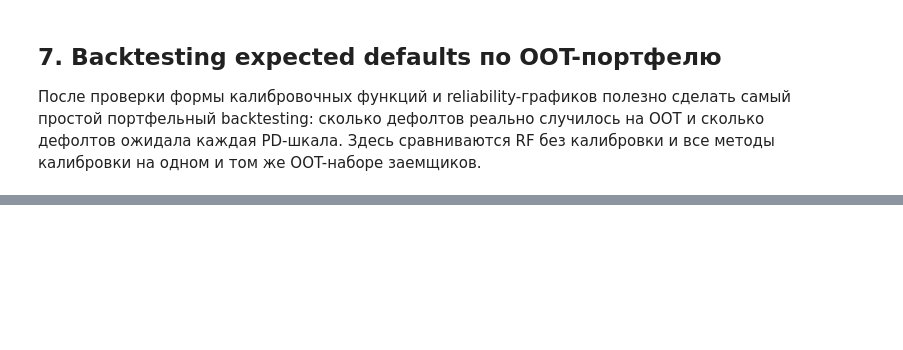
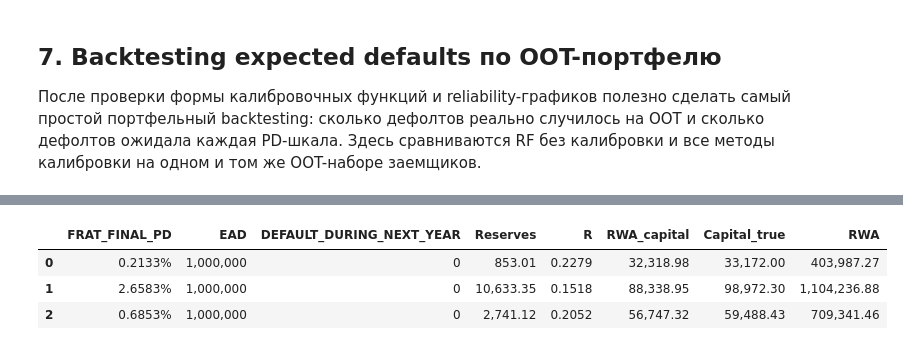
Before and after one commit to ddudenko275-boop/ColebrationTedo, a Jupyter notebook: notebooks/pd_calibration.ipynb, the cells around one changed output, grey strips where cells are left out. Cells and saved outputs as stored; diff of their text form; code cells hidden in the pictures; blank space fills up the shorter version.

Commit message:
Refine PD calibration capital impact chapter

```diff
--- a/notebooks/pd_calibration.ipynb
+++ b/notebooks/pd_calibration.ipynb
@@ -2745,0 +2078,80 @@ display(
+# %%
+if "backtest_table" in globals():
+    final_method_source = backtest_table
+elif "method_summary" in globals():
+    final_method_source = method_summary.copy()
+    if "abs_default_gap" not in final_method_source.columns and "default_gap" in final_method_source.columns:
+        final_method_source["abs_default_gap"] = final_method_source["default_gap"].abs()
+else:
+    final_method_source = None
+
+if final_method_source is not None and "abs_default_gap" in final_method_source.columns:
+    calibrated_method_names = [name for name in calibrated_probs if name in final_method_source.index]
+    final_pd_method = (
+        final_method_source.loc[calibrated_method_names, "abs_default_gap"].idxmin()
+        if calibrated_method_names
+        else list(calibrated_probs.keys())[-1]
+    )
+else:
+    final_pd_method = list(calibrated_probs.keys())[-1]
+
+print(f"Финальная PD для расчета 845-П: {final_pd_method}")
+
+data_ocp = pd.DataFrame({
+    "FRAT_FINAL_PD": np.clip(calibrated_probs[final_pd_method], 1e-6, 1 - 1e-6),
+    "EAD": np.full(len(y_test), capital_assumptions.ead, dtype=float),
+    "DEFAULT_DURING_NEXT_YEAR": y_test.values.astype(float),
+})
+
+data_ocp["Reserves"] = data_ocp.FRAT_FINAL_PD * capital_assumptions.lgd * data_ocp.EAD
+data_ocp["R"] = (
+    0.12 * ((1 - np.exp(-50 * data_ocp.FRAT_FINAL_PD)) / (1 - np.exp(-50)))
+    + 0.24 * (1 - ((1 - np.exp(-50 * data_ocp.FRAT_FINAL_PD)) / (1 - np.exp(-50))))
+)
+data_ocp["RWA_capital"] = (
+    data_ocp.EAD
+    * capital_assumptions.lgd
+    * (
+        norm.cdf(
+            (
+                norm.ppf(data_ocp.FRAT_FINAL_PD)
+                + np.sqrt(data_ocp.R) * norm.ppf(0.999)
+            )
+            / np.sqrt(1 - data_ocp.R)
+        )
+        - data_ocp.FRAT_FINAL_PD
+    )
+    * (1 / (1 - 1.5 * (0.11852 - 0.05478 * np.log(data_ocp.FRAT_FINAL_PD)) ** 2))
+)
+data_ocp["Capital_true"] = np.where(
+    data_ocp.DEFAULT_DURING_NEXT_YEAR == 1.0,
+    capital_assumptions.lgd * data_ocp.EAD,
+    data_ocp.Reserves + data_ocp.RWA_capital,
+)
+data_ocp["RWA"] = data_ocp["RWA_capital"] / capital_assumptions.capital_ratio
+
+mentor_summary = pd.Series({
+    "avg_pd": data_ocp["FRAT_FINAL_PD"].mean(),
+    "expected_defaults": data_ocp["FRAT_FINAL_PD"].sum(),
+    "reserves_total": data_ocp["Reserves"].sum(),
+    "ul_capital_total": data_ocp["RWA_capital"].sum(),
+    "rwa_total": data_ocp["RWA"].sum(),
+    "capital_true_total": data_ocp["Capital_true"].sum(),
+})
+
+print("Mentor-format totals")
+display(mentor_summary.to_frame("value").style.format({"value": "{:,.4f}"}))
+
+display(
+    data_ocp.head(3).style.format({
+        "FRAT_FINAL_PD": "{:.4%}",
+        "EAD": "{:,.0f}",
+        "DEFAULT_DURING_NEXT_YEAR": "{:.0f}",
+        "Reserves": "{:,.2f}",
+        "R": "{:.4f}",
+        "RWA_capital": "{:,.2f}",
+        "Capital_true": "{:,.2f}",
+        "RWA": "{:,.2f}",
+    })
+)
+# %% [output]
@@ -2745,0 +2167,4 @@ display(
+|  | FRAT_FINAL_PD | EAD | DEFAULT_DURING_NEXT_YEAR | Reserves | R | RWA_capital | Capital_true | RWA |
+| 0 | 0.2133% | 1,000,000 | 0 | 853.01 | 0.2279 | 32,318.98 | 33,172.00 | 403,987.27 |
+| 1 | 2.6583% | 1,000,000 | 0 | 10,633.35 | 0.1518 | 88,338.95 | 98,972.30 | 1,104,236.88 |
+| 2 | 0.6853% | 1,000,000 | 0 | 2,741.12 | 0.2052 | 56,747.32 | 59,488.43 | 709,341.46 |
```
Also changed, not shown: parts of 47 cells of this notebook.
